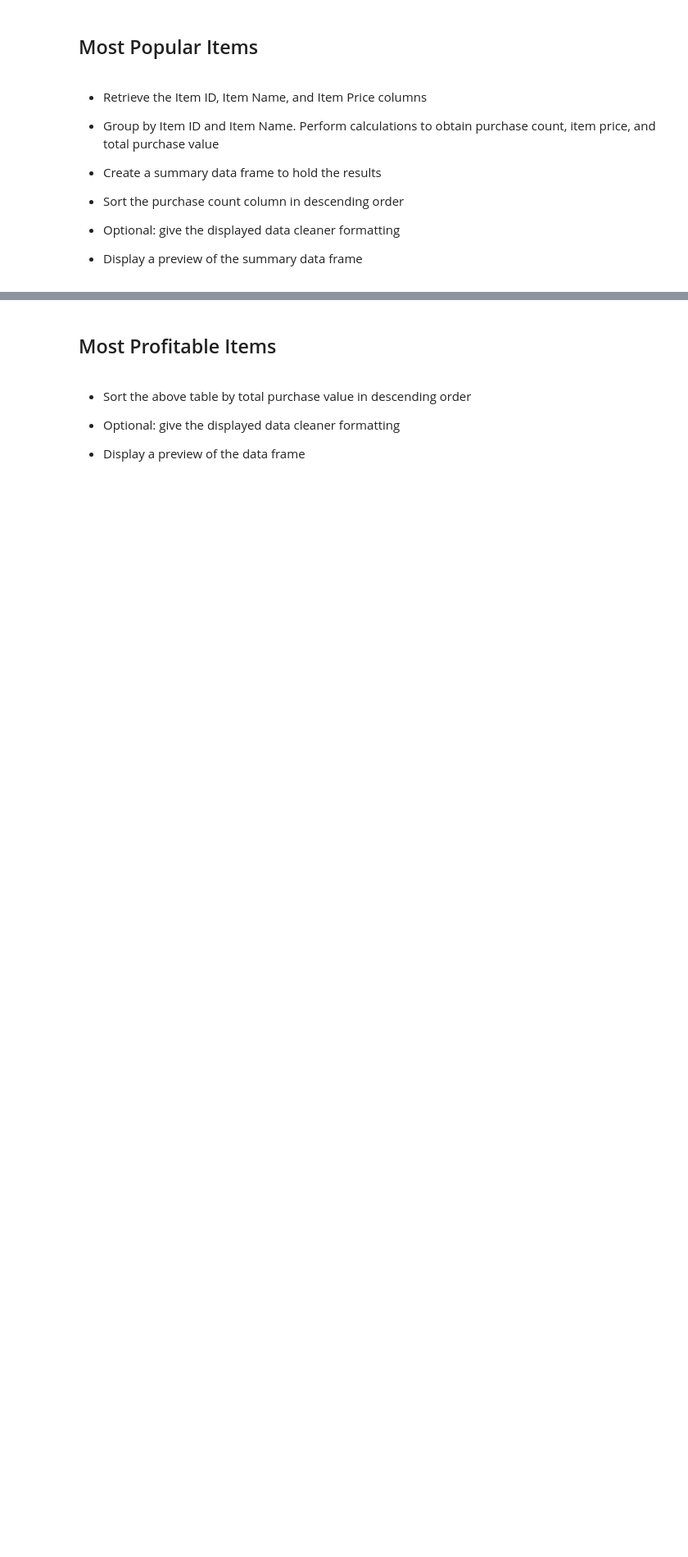
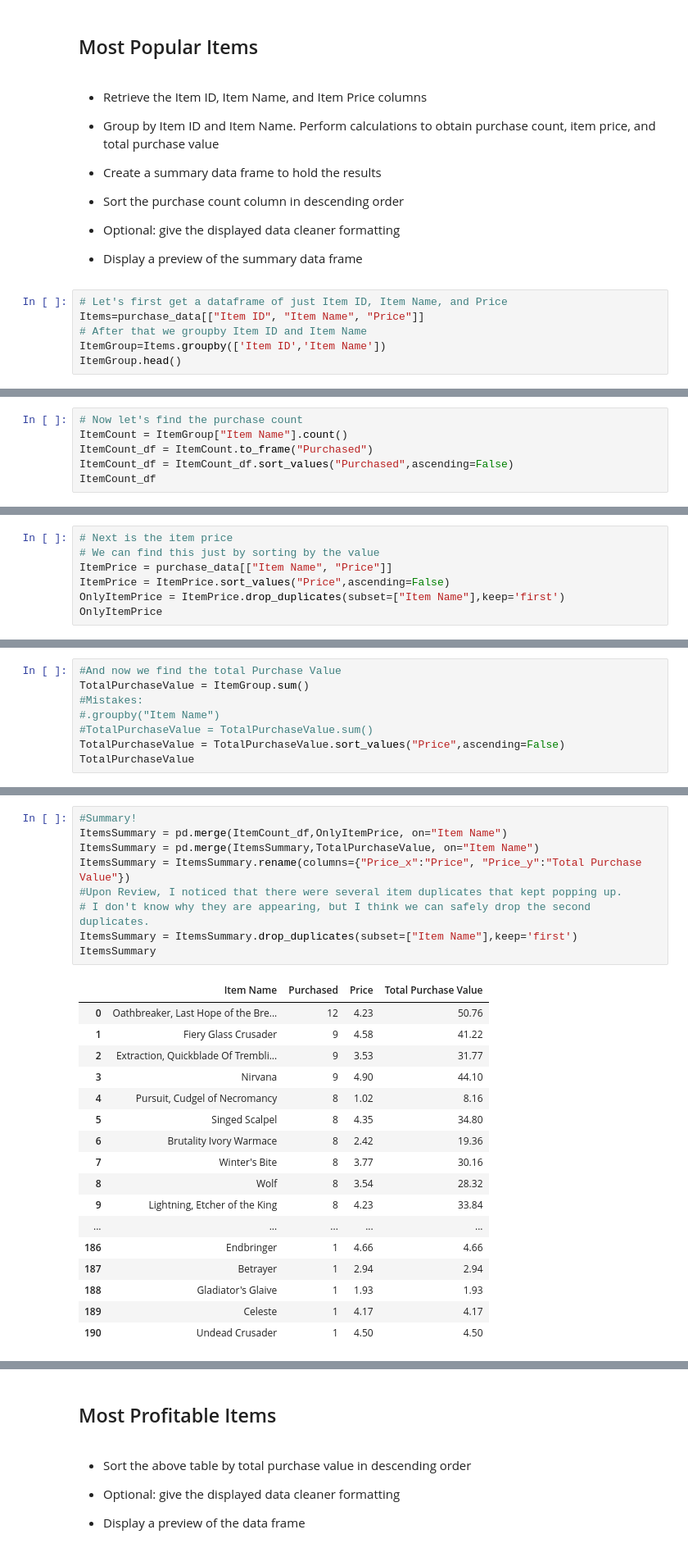
Before and after one commit to ChrNg404/Homework4, a Jupyter notebook: HeroesOfPymoli/HeroesOfPymoli_starter.ipynb, the cells around one changed output, grey strips where cells are left out. Shown: that part at 82% size. Drawn from its saved outputs; the diff is of its cells as text; blank space fills up the shorter version.

```diff
--- a/HeroesOfPymoli/HeroesOfPymoli_starter.ipynb
+++ b/HeroesOfPymoli/HeroesOfPymoli_starter.ipynb
@@ -513,3 +721,9 @@ dtype: float64
 
 
 * Display a preview of the summary data frame
+# %%
+# Let's first get a dataframe of just Item ID, Item Name, and Price
+Items=purchase_data[["Item ID", "Item Name", "Price"]]
+# After that we groupby Item ID and Item Name
+ItemGroup=Items.groupby(['Item ID','Item Name'])
+ItemGroup.head()
@@ -515,0 +749,6 @@ dtype: float64
+# %%
+# Now let's find the purchase count
+ItemCount = ItemGroup["Item Name"].count()
+ItemCount_df = ItemCount.to_frame("Purchased")
+ItemCount_df = ItemCount_df.sort_values("Purchased",ascending=False)
+ItemCount_df
@@ -515,0 +775,7 @@ dtype: float64
+# %%
+# Next is the item price
+# We can find this just by sorting by the value
+ItemPrice = purchase_data[["Item Name", "Price"]]
+ItemPrice = ItemPrice.sort_values("Price",ascending=False)
+OnlyItemPrice = ItemPrice.drop_duplicates(subset=["Item Name"],keep='first')
+OnlyItemPrice
@@ -515,0 +801,8 @@ dtype: float64
+# %%
+#And now we find the total Purchase Value
+TotalPurchaseValue = ItemGroup.sum()
+#Mistakes:
+#.groupby("Item Name")
+#TotalPurchaseValue = TotalPurchaseValue.sum()
+TotalPurchaseValue = TotalPurchaseValue.sort_values("Price",ascending=False)
+TotalPurchaseValue
@@ -515,0 +829,27 @@ dtype: float64
+# %%
+#Summary!
+ItemsSummary = pd.merge(ItemCount_df,OnlyItemPrice, on="Item Name")
+ItemsSummary = pd.merge(ItemsSummary,TotalPurchaseValue, on="Item Name")
+ItemsSummary = ItemsSummary.rename(columns={"Price_x":"Price", "Price_y":"Total Purchase Value"})
+#Upon Review, I noticed that there were several item duplicates that kept popping up.
+# I don't know why they are appearing, but I think we can safely drop the second duplicates.
+ItemsSummary = ItemsSummary.drop_duplicates(subset=["Item Name"],keep='first')
+ItemsSummary
+# %% [output]
+|  | Item Name | Purchased | Price | Total Purchase Value |
+| 0 | Oathbreaker, Last Hope of the Bre... | 12 | 4.23 | 50.76 |
+| 1 | Fiery Glass Crusader | 9 | 4.58 | 41.22 |
+| 2 | Extraction, Quickblade Of Trembli... | 9 | 3.53 | 31.77 |
+| 3 | Nirvana | 9 | 4.90 | 44.10 |
+| 4 | Pursuit, Cudgel of Necromancy | 8 | 1.02 | 8.16 |
+| 5 | Singed Scalpel | 8 | 4.35 | 34.80 |
+| 6 | Brutality Ivory Warmace | 8 | 2.42 | 19.36 |
+| 7 | Winter's Bite | 8 | 3.77 | 30.16 |
+| 8 | Wolf | 8 | 3.54 | 28.32 |
+| 9 | Lightning, Etcher of the King | 8 | 4.23 | 33.84 |
+| ... | ... | ... | ... | ... |
+| 186 | Endbringer | 1 | 4.66 | 4.66 |
+| 187 | Betrayer | 1 | 2.94 | 2.94 |
+| 188 | Gladiator's Glaive | 1 | 1.93 | 1.93 |
+| 189 | Celeste | 1 | 4.17 | 4.17 |
+| 190 | Undead Crusader | 1 | 4.50 | 4.50 |
```
Also changed, not shown: parts of 44 cells of this notebook.
